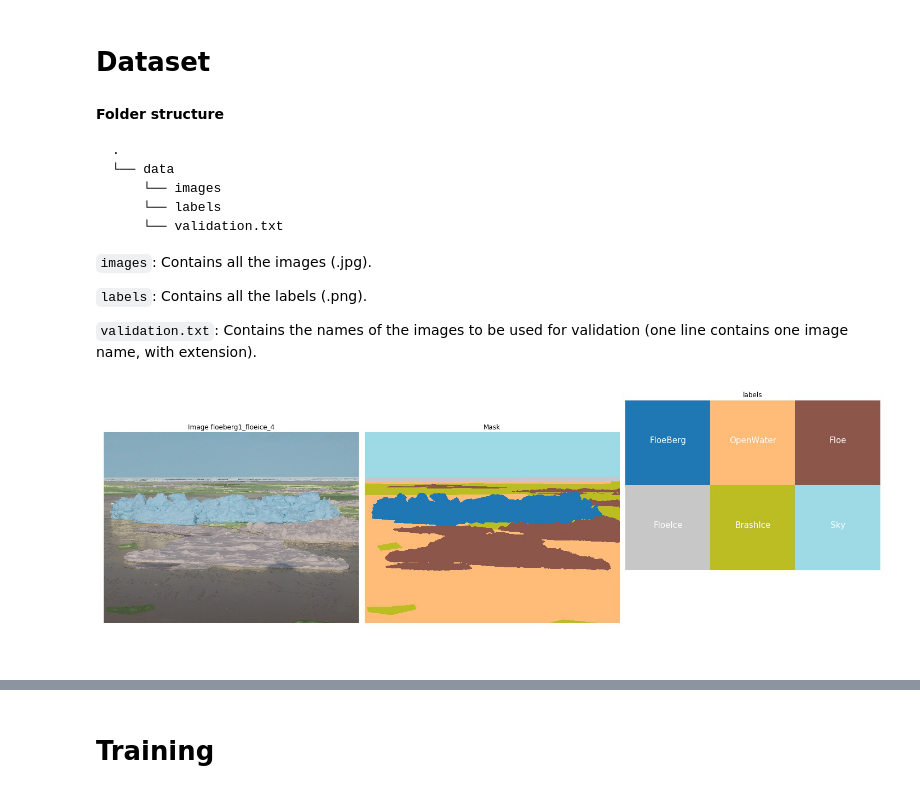
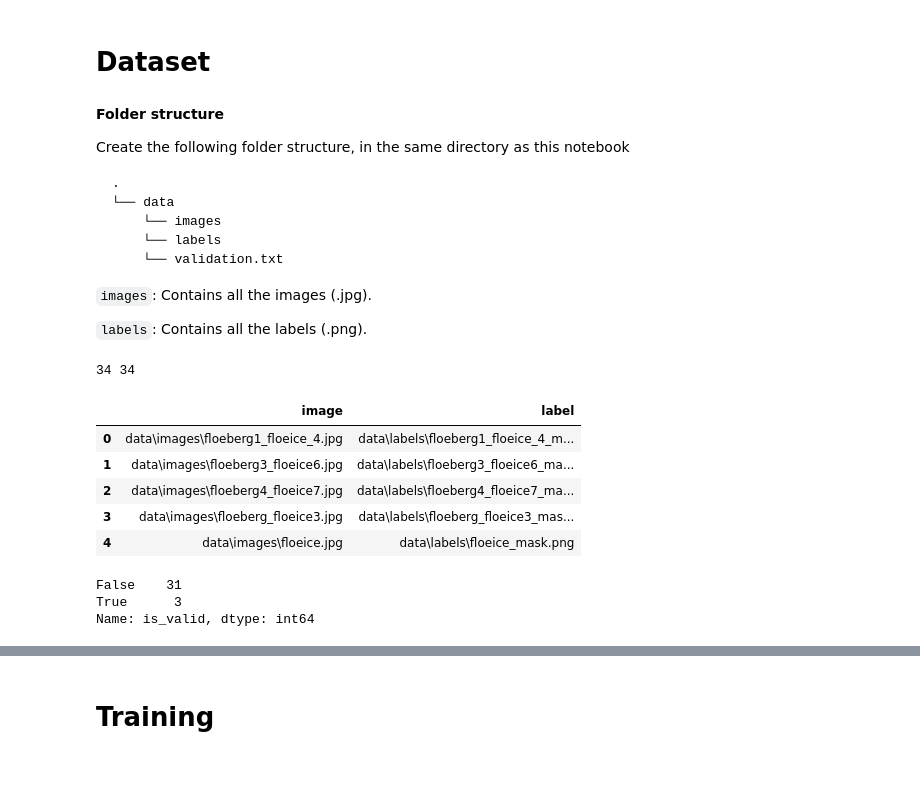
Before and after one commit to panchinabil/sea_ice_segmentation, a Jupyter notebook: index.ipynb, the cells around one changed output, grey strips where cells are left out. Drawn from its saved outputs; the diff is of its cells as text; code cells hidden in the pictures.

````diff
--- a/index.ipynb
+++ b/index.ipynb
@@ -29,6 +34,7 @@ More documentation and code will be added soon.
 # %% [markdown]
 **Folder structure**
 
+Create the following folder structure, in the same directory as this notebook
 
 ```
 .
@@ -41,6 +47,36 @@ More documentation and code will be added soon.
 ```images```: Contains all the images (.jpg).
 
 ```labels```: Contains all the labels (.png).
-
-```validation.txt```: Contains the names of the images to be used for validation (one line contains one image name, with extension).
+# %%
+#Load the filepaths of the images
+images = get_image_files('./data/images')
+
+#Create a list of the labels using the image names
+labels = [Path('./data/labels')/i.name.replace('.jpg', '_mask.png') for i in images]
+
+#print the number of images and labels
+print(len(images), len(labels))
+
+#Create a dataframe with the filepaths of the images and the labels
+df = pd.DataFrame({'image':images, 'label':labels})
+
+df.head()
+# %% [output]
+34 34
+|  | image | label |
+| 0 | data\images\floeberg1_floeice_4.jpg | data\labels\floeberg1_floeice_4_m... |
+| 1 | data\images\floeberg3_floeice6.jpg | data\labels\floeberg3_floeice6_ma... |
+| 2 | data\images\floeberg4_floeice7.jpg | data\labels\floeberg4_floeice7_ma... |
+| 3 | data\images\floeberg_floeice3.jpg | data\labels\floeberg_floeice3_mas... |
+| 4 | data\images\floeice.jpg | data\labels\floeice_mask.png |
+# %%
+#Create a new column, and assign 10% of the images to be the validation set
+valid_idxs = np.random.choice(len(df), size=int(0.1*len(df)), replace=False)
+df['is_valid'] = [(True if idx in valid_idxs else False) for idx in range(len(df))]
+
+df['is_valid'].value_counts()
+# %% [output]
+False    31
+True      3
+Name: is_valid, dtype: int64
 # %%
@@ -70,4 +86,0 @@ classes = [
-# %%
-open_image(Path('/media/panchinabil/Nabil/project_2/private_collection/demo-figs').ls()[1])
-# %% [output]
-[figure, removed]
````
Also changed, not shown: parts of 23 cells of this notebook, 32 other files.
